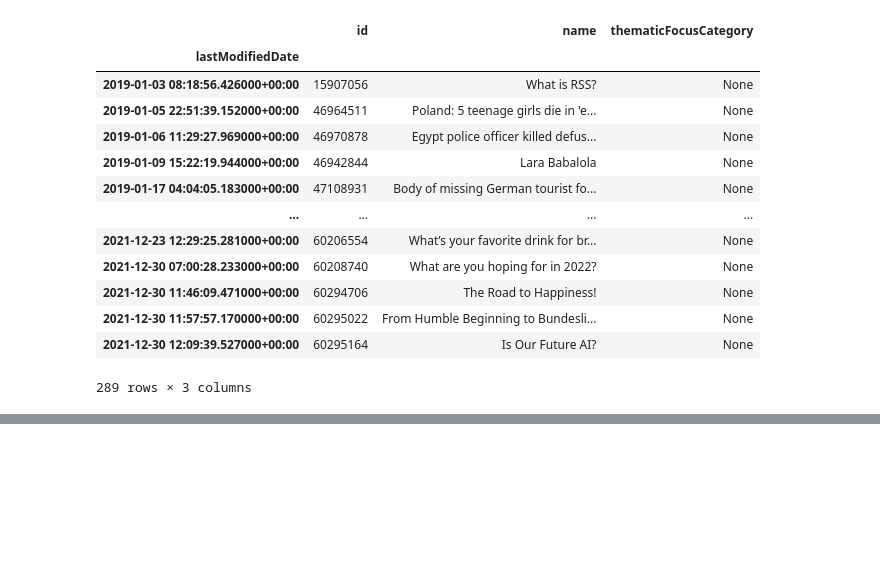
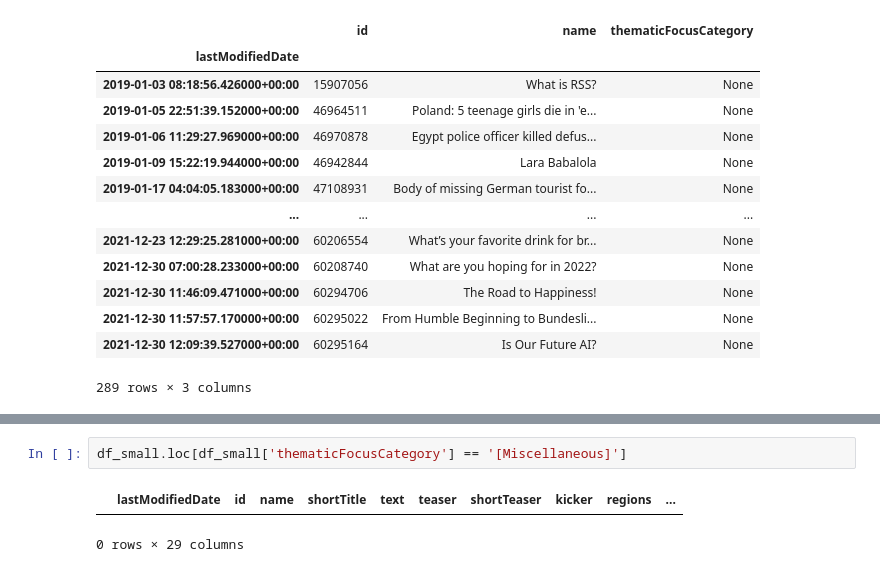
Before and after one commit to mariosakritas/NLP-methods-for-news-articles, a Jupyter notebook: notebooks/4-clean_categories.ipynb, the cells around one changed output, grey strips where cells are left out. Drawn from its saved outputs; the diff is of its cells as text; blank space fills up the shorter version.

```diff
--- a/notebooks/4-clean_categories.ipynb
+++ b/notebooks/4-clean_categories.ipynb
@@ -157,0 +193,5 @@ list
+# %%
+df_small.loc[df_small['thematicFocusCategory'] == '[Miscellaneous]']
+# %% [output]
+|  | lastModifiedDate | id | name | shortTitle | text | teaser | shortTeaser | kicker | regions | ... |
+0 rows × 29 columns
```
Also changed, not shown: parts of 25 cells of this notebook.
